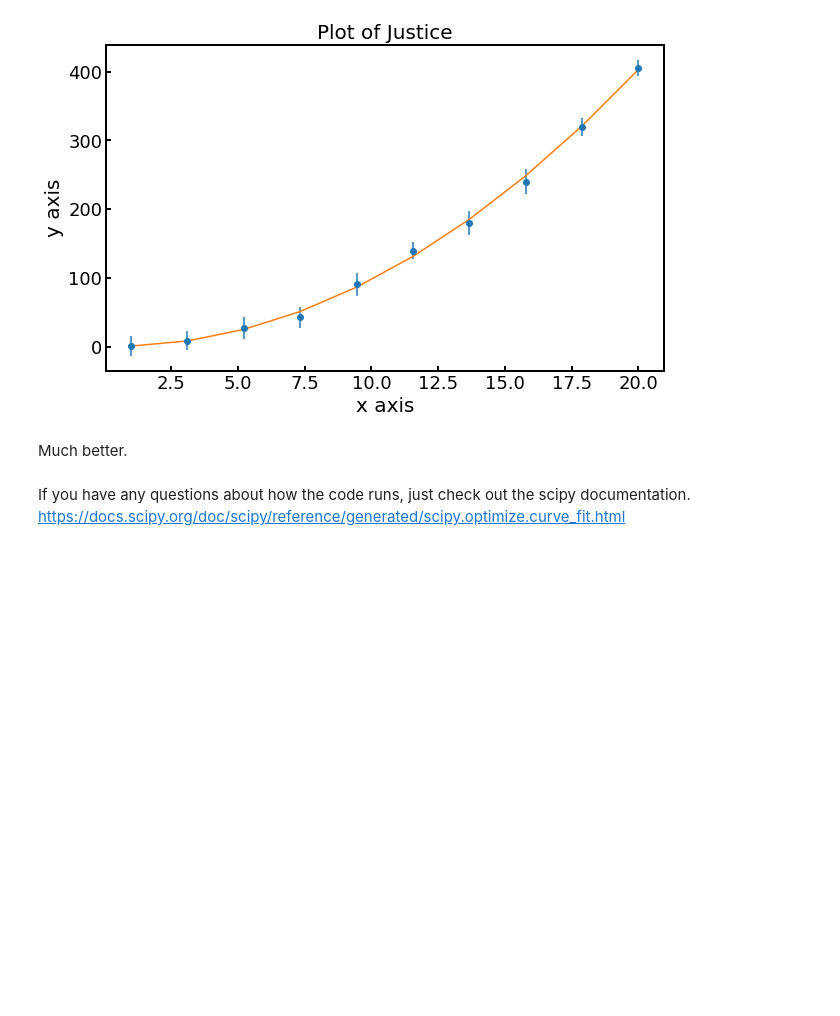
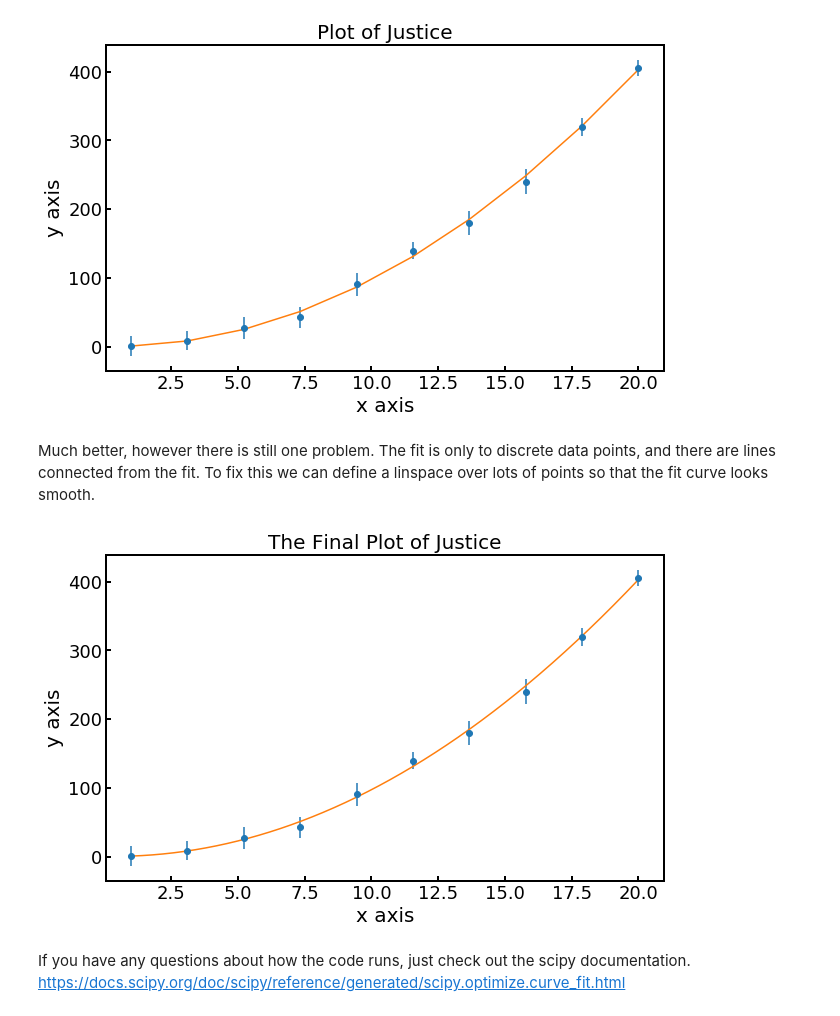
Before and after one commit to cholliman/CS15A, a Jupyter notebook: Plotting and Fitting Guide/plotting-and-fitting.ipynb, the cells around one changed output. Drawn from its saved outputs; the diff is of its cells as text; code cells hidden in the pictures; blank space fills up the shorter version.

Commit message:
making the fit curve look smooth

```diff
--- a/Plotting and Fitting Guide/plotting-and-fitting.ipynb
+++ b/Plotting and Fitting Guide/plotting-and-fitting.ipynb
@@ -149,7 +149,33 @@ _border_lines = [border_line.set_linewidth(2.) for border_line in ax.spines.valu
 _plt.show()
 # %% [output]
 [figure]
-# %% [markdown]
-Much better.
+# %% [markdown]
+Much better, however there is still one problem. The fit is only to discrete data points, and there are lines connected from the fit. To fix this we can define a linspace over lots of points so that the fit curve looks smooth.
+# %%
+'''
+time to plot the data with our fit
+'''
+fig, ax = _plt.subplots(figsize=(10, 6))
+
+# we can change what marker is used and what size
+ax.errorbar(x_data, y_data, yerr=y_error, fmt='o', markersize=6)
+lots_of_points_to_be_fit = _np.linspace(min(x_data), max(x_data), 1000)
+ax.plot(lots_of_points_to_be_fit, quadratic_fit(lots_of_points_to_be_fit, *quad_opt))
+
+# next lets add some labels
+fontsize = 20  # it is useful to define things like fontsize
+ax.set_title('The Final Plot of Justice', fontsize=fontsize)
+ax.set_xlabel('x axis', fontsize=fontsize)
+ax.set_ylabel('y axis', fontsize=fontsize)
+
+# the tick marks are way to small! and they go outwards! let's fix that.
+ax.tick_params(axis='both', width=2, length=5, labelsize=18, direction='in')
+
+# let's fix up the border while we are at it
+_border_lines = [border_line.set_linewidth(2.) for border_line in ax.spines.values()]
+
+_plt.show()
+# %% [output]
+[figure, added]
 # %% [markdown]
 If you have any questions about how the code runs, just check out the scipy documentation. https://docs.scipy.org/doc/scipy/reference/generated/scipy.optimize.curve_fit.html
```
